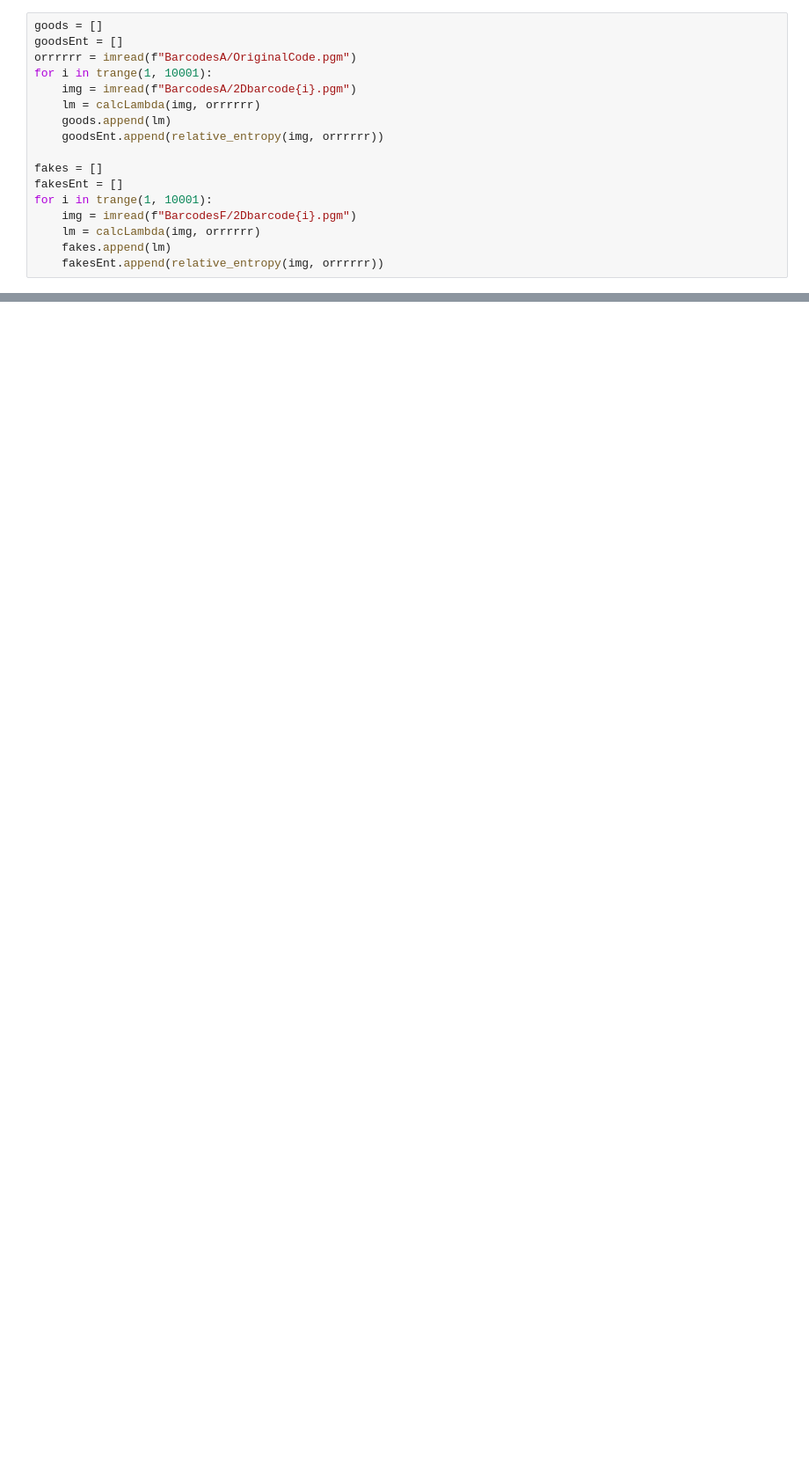
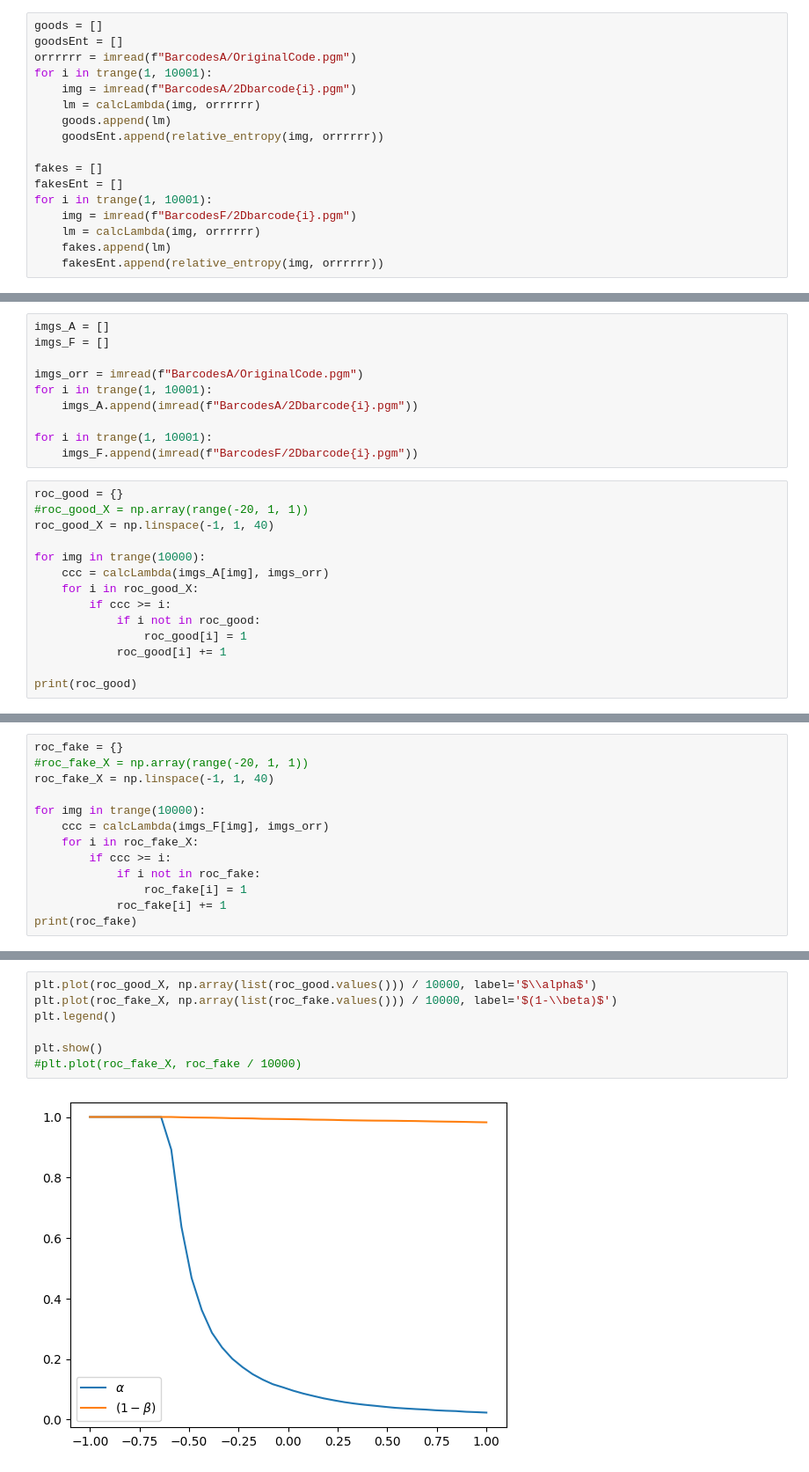
Before and after one commit to 21repierre/projet_safe, a Jupyter notebook: main.ipynb, the cells around one changed output, grey strips where cells are left out. Shown at 88% size. Cells and saved outputs as stored; diff of their text form; blank space fills up the shorter version.

```diff
--- a/main.ipynb
+++ b/main.ipynb
@@ -227,0 +220,24 @@ plt.show()
+# %%
+imgs_A = []
+imgs_F = []
+
+imgs_orr = imread(f"BarcodesA/OriginalCode.pgm")
+for i in trange(1, 10001):
+    imgs_A.append(imread(f"BarcodesA/2Dbarcode{i}.pgm"))
+
+for i in trange(1, 10001):
+    imgs_F.append(imread(f"BarcodesF/2Dbarcode{i}.pgm"))
+# %%
+roc_good = {}
+#roc_good_X = np.array(range(-20, 1, 1))
+roc_good_X = np.linspace(-1, 1, 40)
+
+for img in trange(10000):
+    ccc = calcLambda(imgs_A[img], imgs_orr)
+    for i in roc_good_X:
+        if ccc >= i:
+            if i not in roc_good:
+                roc_good[i] = 1
+            roc_good[i] += 1
+
+print(roc_good)
@@ -227,0 +249,13 @@ plt.show()
+# %%
+roc_fake = {}
+#roc_fake_X = np.array(range(-20, 1, 1))
+roc_fake_X = np.linspace(-1, 1, 40)
+
+for img in trange(10000):
+    ccc = calcLambda(imgs_F[img], imgs_orr)
+    for i in roc_fake_X:
+        if ccc >= i:
+            if i not in roc_fake:
+                roc_fake[i] = 1
+            roc_fake[i] += 1
+print(roc_fake)
@@ -227,0 +264,9 @@ plt.show()
+# %%
+plt.plot(roc_good_X, np.array(list(roc_good.values())) / 10000, label='$\\alpha$')
+plt.plot(roc_fake_X, np.array(list(roc_fake.values())) / 10000, label='$(1-\\beta)$')
+plt.legend()
+
+plt.show()
+#plt.plot(roc_fake_X, roc_fake / 10000)
+# %% [output]
+[figure, added]
```
Also changed, not shown: parts of 17 cells of this notebook.
